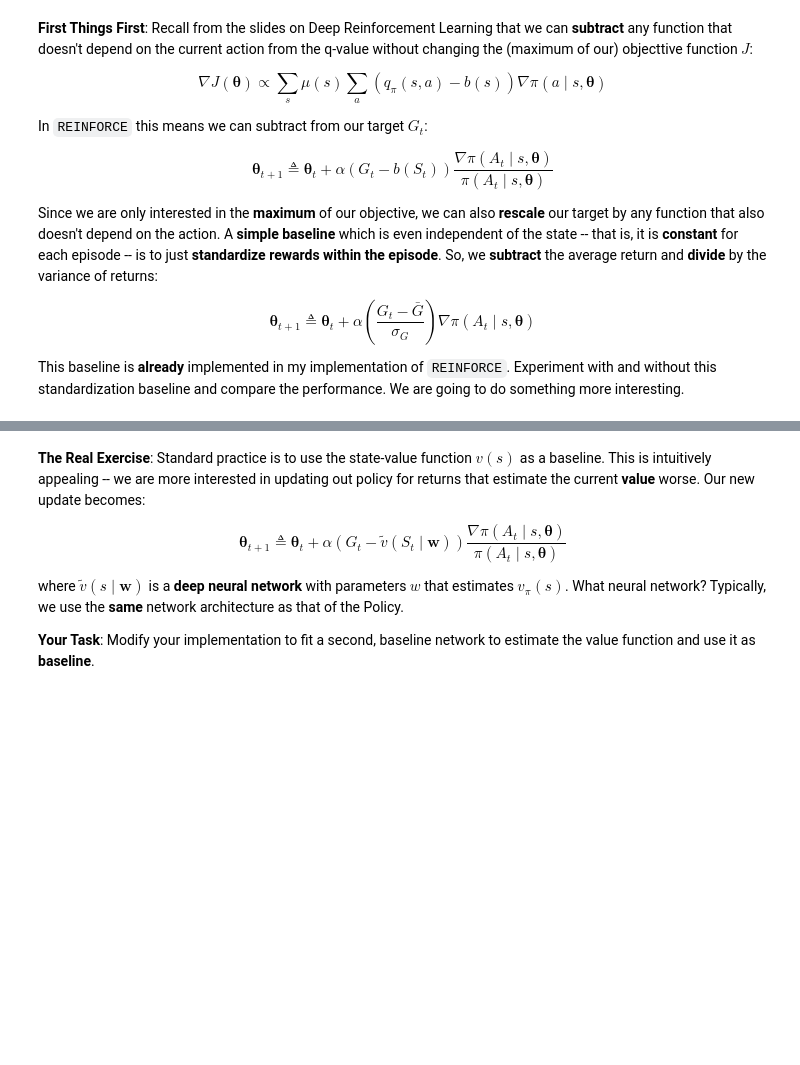
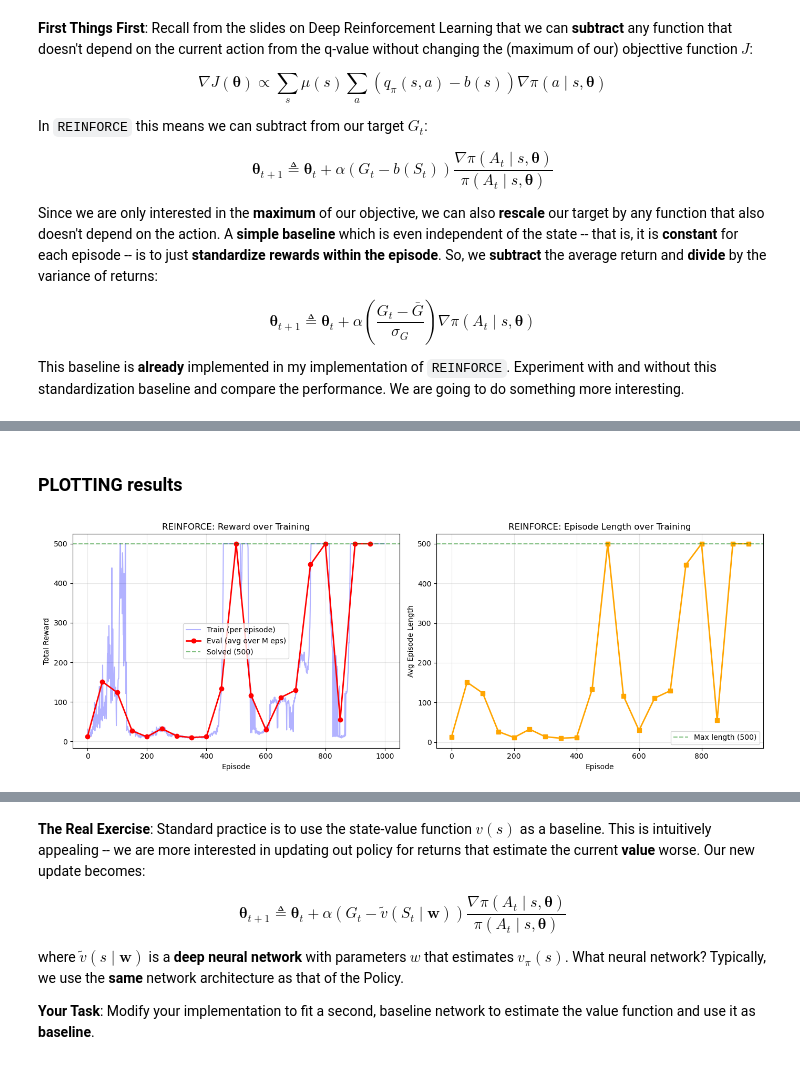
Before and after one commit to TommyyPasto/DLA-course-repo, a Jupyter notebook: Lab 3/DLA_Lab3.ipynb, the cells around one changed output, grey strips where cells are left out. Cells and saved outputs as stored; diff of their text form; code cells hidden in the pictures; blank space fills up the shorter version.

```diff
--- a/Lab 3/DLA_Lab3.ipynb
+++ b/Lab 3/DLA_Lab3.ipynb
@@ -314,2 +422,32 @@ This baseline is **already** implemented in my implementation of `REINFORCE`. Ex
+# %% [markdown]
+### **PLOTTING** results
+# %%
+fig, (ax1, ax2) = plt.subplots(1, 2, figsize=(14, 5))
+
+# Plot 1: Training rewards (per episode) vs Evaluation rewards (every N episodes)
+ax1.plot(history["train_rewards"], alpha=0.3, label="Train (per episode)", color="blue")
+ax1.plot(history["eval_episodes"], history["eval_rewards"],
+         marker="o", label="Eval (avg over M eps)", color="red", linewidth=2)
+ax1.axhline(y=500, color="green", linestyle="--", alpha=0.5, label="Solved (500)")
+ax1.set_xlabel("Episode")
+ax1.set_ylabel("Total Reward")
+ax1.set_title("REINFORCE: Reward over Training")
+ax1.legend()
+ax1.grid(True, alpha=0.3)
+
+# Plot 2: Evaluation episode lengths
+ax2.plot(history["eval_episodes"], history["eval_lengths"],
+         marker="s", color="orange", linewidth=2)
+ax2.axhline(y=500, color="green", linestyle="--", alpha=0.5, label="Max length (500)")
+ax2.set_xlabel("Episode")
+ax2.set_ylabel("Avg Episode Length")
+ax2.set_title("REINFORCE: Episode Length over Training")
+ax2.legend()
+ax2.grid(True, alpha=0.3)
+
+plt.tight_layout()
+plt.show()
+# %% [output]
+[figure, added]
 # %%
 # Your code here. Modify your implementation of `REINFORCE` to optionally use the standardize baseline.
```
Also changed, not shown: parts of 18 cells of this notebook, 2 other files.
